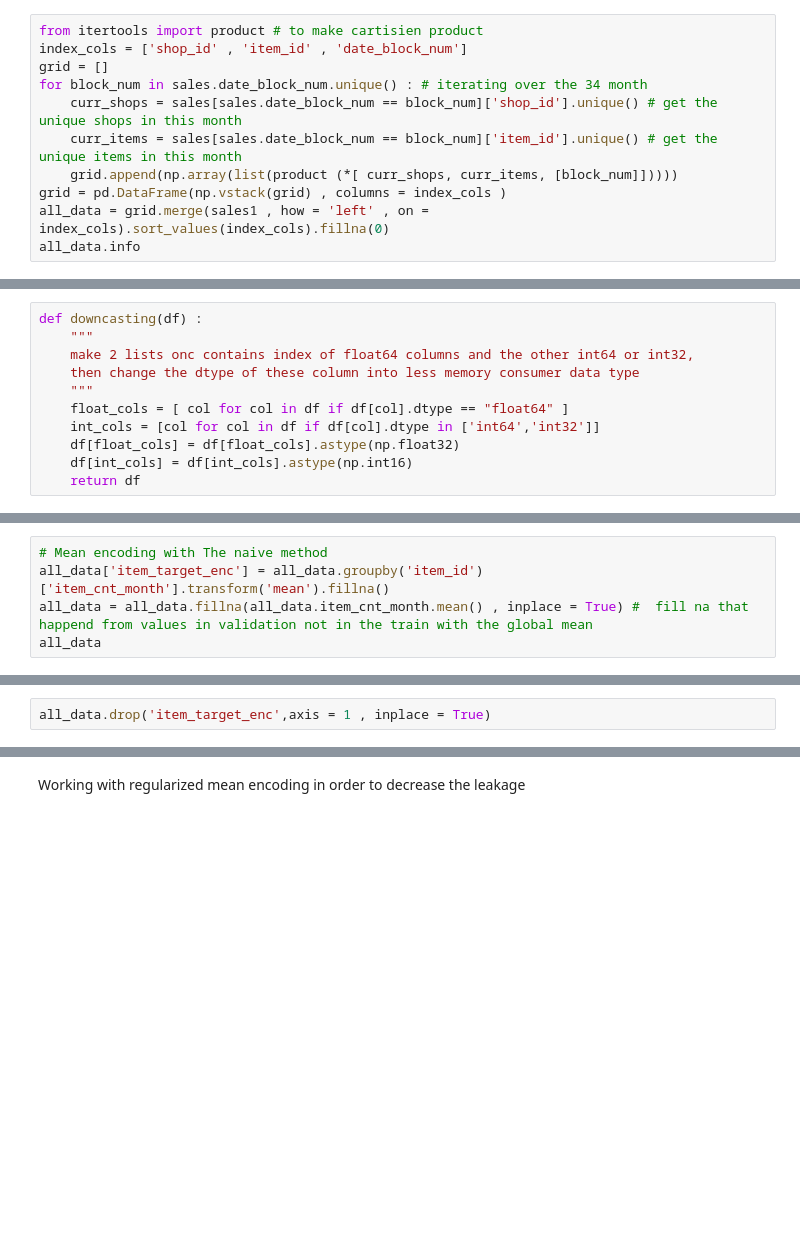
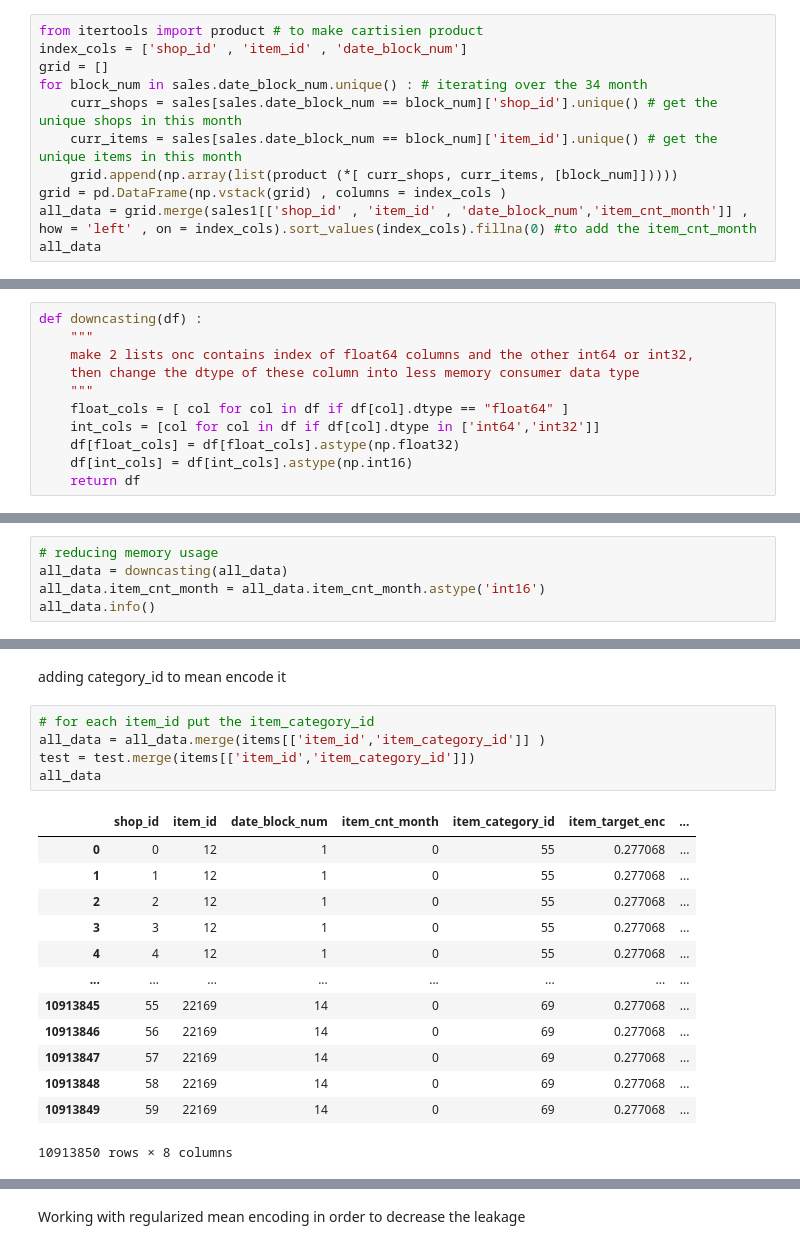
Before and after one commit to mohiiieldin/Predict-Future-Sales-Competition-on-Kaggle-Python-, a Jupyter notebook: Predict_Future_Sales.ipynb, the cells around one changed output, grey strips where cells are left out. Saved outputs shown, nothing was run; the diff lists cells and outputs as text; blank space fills up the shorter version.

```diff
--- a/Predict_Future_Sales.ipynb
+++ b/Predict_Future_Sales.ipynb
@@ -263,5 +531,5 @@ for block_num in sales.date_block_num.unique() : # iterating over the 34 month
     curr_items = sales[sales.date_block_num == block_num]['item_id'].unique() # get the unique items in this month
     grid.append(np.array(list(product (*[ curr_shops, curr_items, [block_num]]))))
 grid = pd.DataFrame(np.vstack(grid) , columns = index_cols )
-all_data = grid.merge(sales1 , how = 'left' , on = index_cols).sort_values(index_cols).fillna(0)
-all_data.info
+all_data = grid.merge(sales1[['shop_id' , 'item_id' , 'date_block_num','item_cnt_month']] , how = 'left' , on = index_cols).sort_values(index_cols).fillna(0) #to add the item_cnt_month
+all_data
@@ -282,5 +560,0 @@ all_data.info()
-# %%
-# Mean encoding with The naive method
-all_data['item_target_enc'] = all_data.groupby('item_id')['item_cnt_month'].transform('mean').fillna()
-all_data = all_data.fillna(all_data.item_cnt_month.mean() , inplace = True) #  fill na that happend from values in validation not in the train with the global mean
-all_data
@@ -307,2 +561,5 @@ It worked will in decreased the RMSE
-# %%
-all_data.drop('item_target_enc',axis = 1 , inplace = True)
+# %%
+# reducing memory usage
+all_data = downcasting(all_data)
+all_data.item_cnt_month = all_data.item_cnt_month.astype('int16')
+all_data.info()
@@ -308,0 +578,21 @@ all_data.drop('item_target_enc',axis = 1 , inplace = True)
+# %% [markdown]
+adding category_id to mean encode it
+# %%
+# for each item_id put the item_category_id
+all_data = all_data.merge(items[['item_id','item_category_id']] )
+test = test.merge(items[['item_id','item_category_id']])
+all_data
+# %% [output]
+|  | shop_id | item_id | date_block_num | item_cnt_month | item_category_id | item_target_enc | ... |
+| 0 | 0 | 12 | 1 | 0 | 55 | 0.277068 | ... |
+| 1 | 1 | 12 | 1 | 0 | 55 | 0.277068 | ... |
+| 2 | 2 | 12 | 1 | 0 | 55 | 0.277068 | ... |
+| 3 | 3 | 12 | 1 | 0 | 55 | 0.277068 | ... |
+| 4 | 4 | 12 | 1 | 0 | 55 | 0.277068 | ... |
+| ... | ... | ... | ... | ... | ... | ... | ... |
+| 10913845 | 55 | 22169 | 14 | 0 | 69 | 0.277068 | ... |
+| 10913846 | 56 | 22169 | 14 | 0 | 69 | 0.277068 | ... |
+| 10913847 | 57 | 22169 | 14 | 0 | 69 | 0.277068 | ... |
+| 10913848 | 58 | 22169 | 14 | 0 | 69 | 0.277068 | ... |
+| 10913849 | 59 | 22169 | 14 | 0 | 69 | 0.277068 | ... |
+10913850 rows × 8 columns
```
Also changed, not shown: parts of 151 cells of this notebook.
